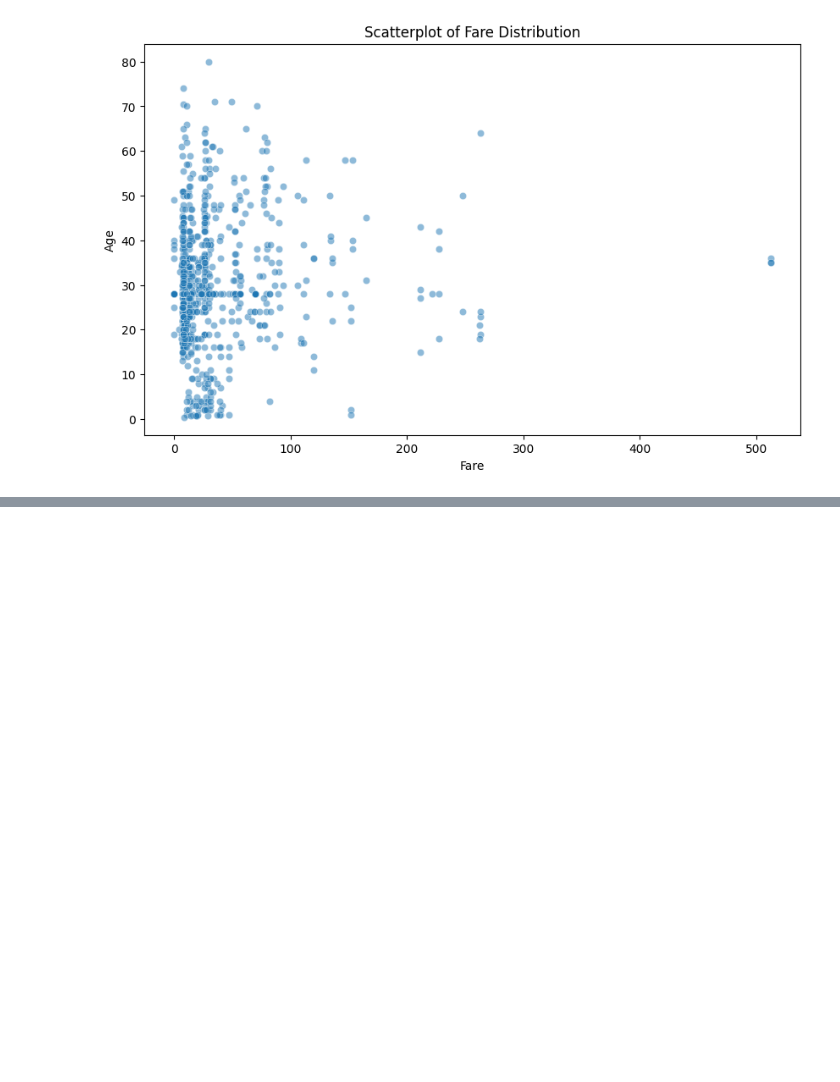
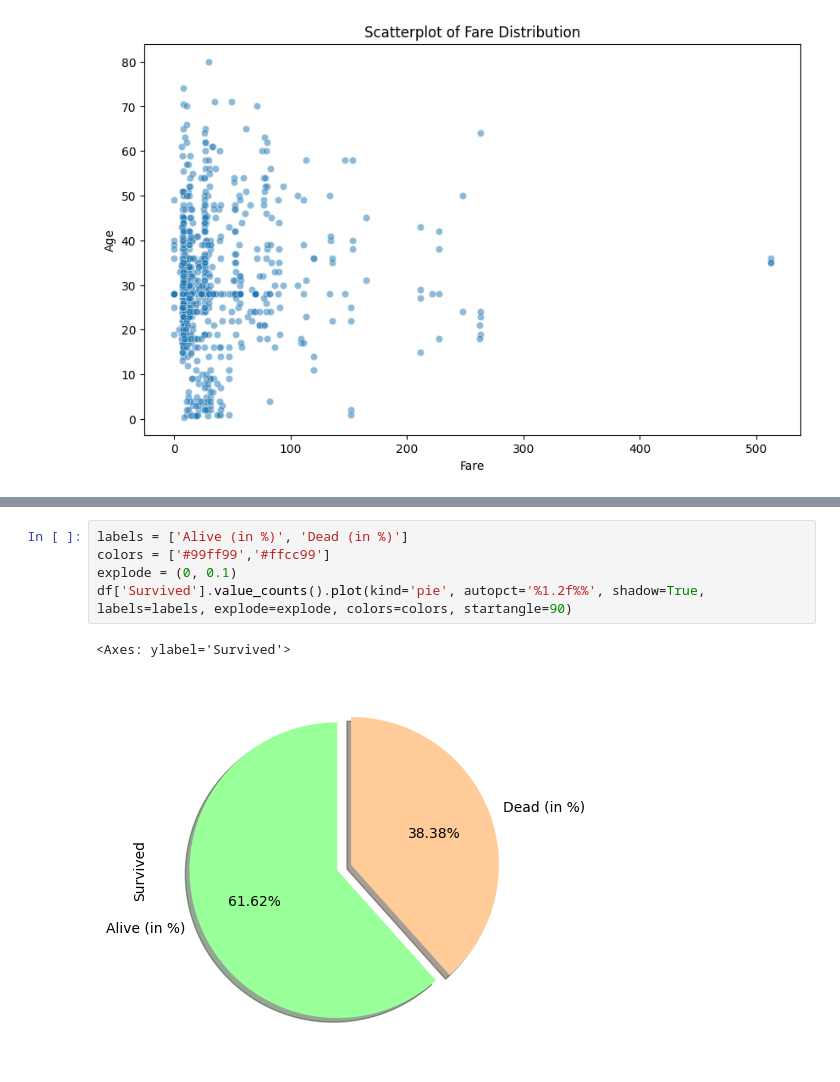
Before and after one commit to AaryanGole26/PRODIGY_DS, a Jupyter notebook: Prodigy_DS_02.ipynb, the cells around one changed output, grey strips where cells are left out. Saved outputs shown, nothing was run; the diff lists cells and outputs as text; blank space fills up the shorter version.

```diff
--- a/Prodigy_DS_02.ipynb
+++ b/Prodigy_DS_02.ipynb
@@ -130,0 +144,8 @@ pyplt.show()
+# %%
+labels = ['Alive (in %)', 'Dead (in %)']
+colors = ['#99ff99','#ffcc99']
+explode = (0, 0.1)
+df['Survived'].value_counts().plot(kind='pie', autopct='%1.2f%%', shadow=True, labels=labels, explode=explode, colors=colors, startangle=90)
+# %% [output]
+<Axes: ylabel='Survived'>
+[figure, added]
```
Also changed, not shown: parts of 35 cells of this notebook.
